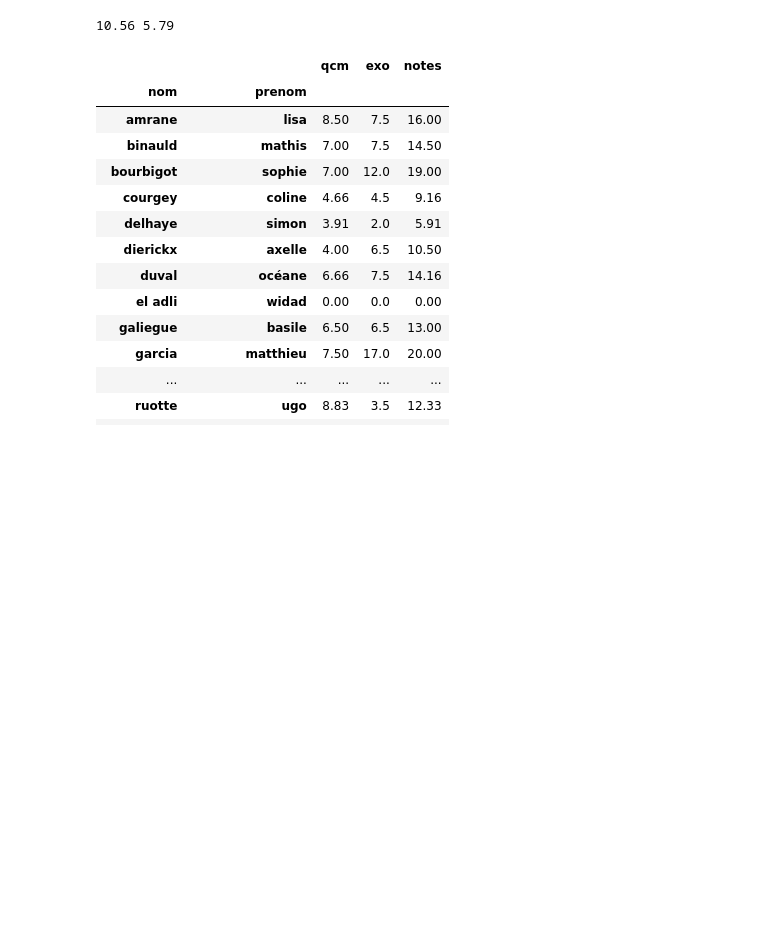
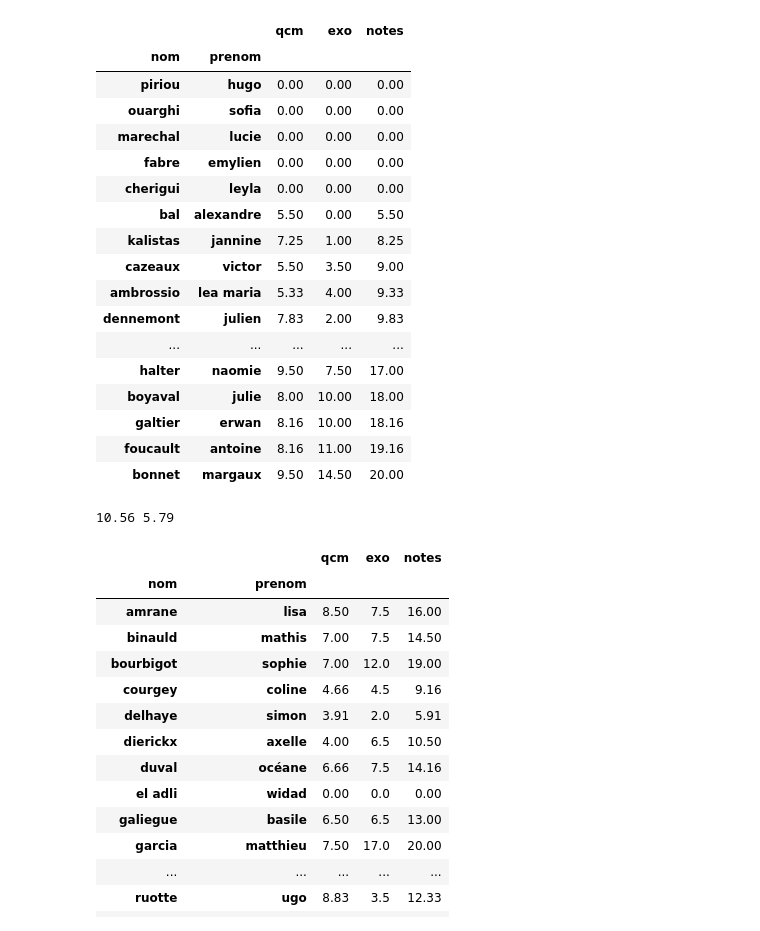
Before and after one commit to VincentReynaert/L1_Algo_local, a Jupyter notebook: jupyter/L1/RendusDM/Calcule notes.ipynb, the cells around one changed output. Saved outputs shown, nothing was run; the diff lists cells and outputs as text; code cells hidden in the pictures; blank space fills up the shorter version.

```diff
--- a/jupyter/L1/RendusDM/Calcule notes.ipynb
+++ b/jupyter/L1/RendusDM/Calcule notes.ipynb
@@ -33,3 +33,24 @@ df
+# %%
+df.sort_values("notes")
+# %% [output]
+|  |  | qcm | exo | notes |
+| nom | prenom |  |  |  |
+| piriou | hugo | 0.00 | 0.00 | 0.00 |
+| ouarghi | sofia | 0.00 | 0.00 | 0.00 |
+| marechal | lucie | 0.00 | 0.00 | 0.00 |
+| fabre | emylien | 0.00 | 0.00 | 0.00 |
+| cherigui | leyla | 0.00 | 0.00 | 0.00 |
+| bal | alexandre | 5.50 | 0.00 | 5.50 |
+| kalistas | jannine | 7.25 | 1.00 | 8.25 |
+| cazeaux | victor | 5.50 | 3.50 | 9.00 |
+| ambrossio | lea maria | 5.33 | 4.00 | 9.33 |
+| dennemont | julien | 7.83 | 2.00 | 9.83 |
+| ... | ... | ... | ... | ... |
+| halter | naomie | 9.50 | 7.50 | 17.00 |
+| boyaval | julie | 8.00 | 10.00 | 18.00 |
+| galtier | erwan | 8.16 | 10.00 | 18.16 |
+| foucault | antoine | 8.16 | 11.00 | 19.16 |
+| bonnet | margaux | 9.50 | 14.50 | 20.00 |
 # %%
 df = pd.read_csv("GroupeC/notesL1C.txt",sep=",",index_col=["nom","prenom"])
 df.index = df.index.map(lambda x:(x[0].lower(),x[1].lower()))
```
Also changed, not shown: parts of 1 cell of this notebook, 2 other files.
